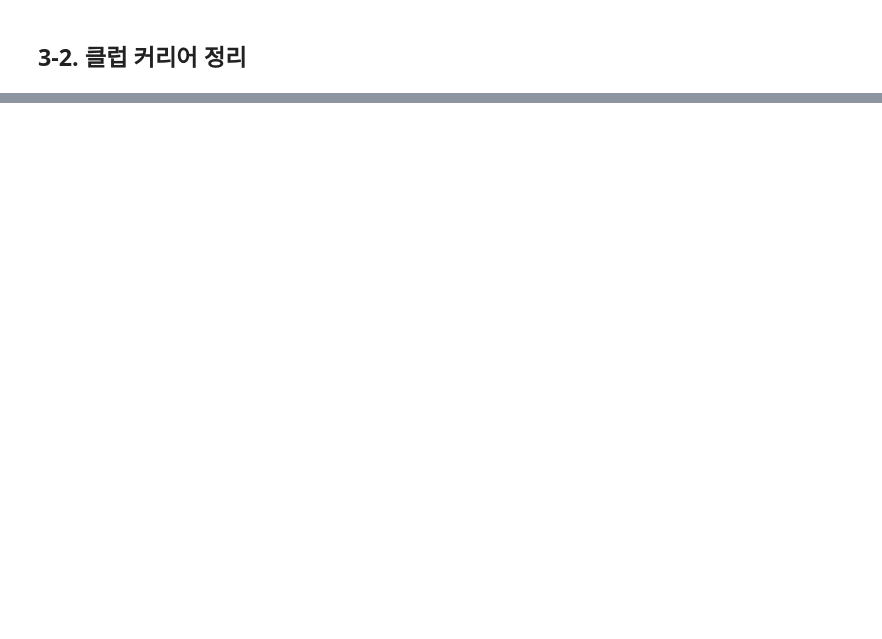
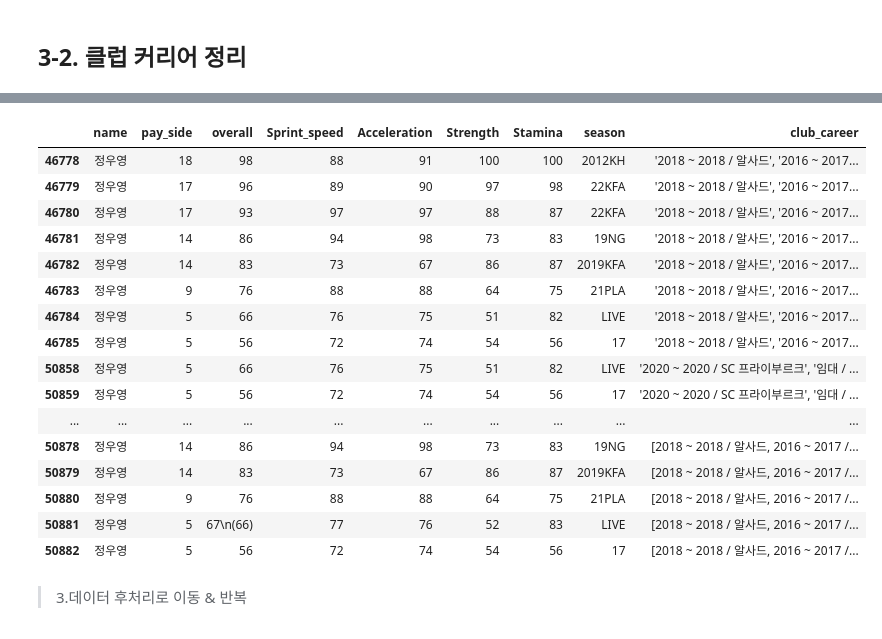
Before and after one commit to yhongju/FIFA-Online-4, a Jupyter notebook: crawling/crawling_player_info_plus.ipynb, the cells around one changed output, grey strips where cells are left out. Cells and saved outputs as stored; diff of their text form; code cells hidden in the pictures; blank space fills up the shorter version.

```diff
--- a/crawling/crawling_player_info_plus.ipynb
+++ b/crawling/crawling_player_info_plus.ipynb
@@ -708,0 +623,9 @@ data
+# %%
+c = []
+
+for i in tqdm(len(data_temp)):
+    for j in range(len(data_temp)):
+        if (data_temp.name.iloc[i] == data_temp.name.iloc[j]) & (data_temp.season.iloc[i] == data_temp.season.iloc[j]) & (data_temp.pay_side.iloc[i] != data_temp.pay_side.iloc[j]) & (data_temp.overall.iloc[i] != data_temp.overall.iloc[j]) & (data_temp.Sprint_speed.iloc[i] != data_temp.Sprint_speed.iloc[j]):
+            c.append(data_temp.index(i))
+
+c
@@ -708,0 +990,7 @@ data
+# %%
+re_search_list = ['이재성','정우영']
+# %%
+# 직접 추가하고싶은 선수 추가
+add_list = ['호나우두']
+re_search_list = re_search_list + add_list
+len(re_search_list)
@@ -708,0 +999,8 @@ data
+# %%
+# 재검색
+overall_num = 180
+name,season,club_career,pay_side,overall,Sprint_speed,Acceleration,Strength,Stamina,error_name = crawling(re_search_list,overall_num)
+player_info_plus = dict_to_df(name,season,club_career,pay_side,overall,Sprint_speed,Acceleration,Strength,Stamina)
+data = merge_csv(player_info_plus) # 예비용 저장
+data_final = merge_csv_2(player_info_plus)
+data_final
@@ -708,0 +1021,22 @@ data
+# %%
+data_final[data_final.name == '정우영']
+# %% [output]
+|  | name | pay_side | overall | Sprint_speed | Acceleration | Strength | Stamina | season | club_career |
+| 46778 | 정우영 | 18 | 98 | 88 | 91 | 100 | 100 | 2012KH | '2018 ~ 2018 / 알사드', '2016 ~ 2017... |
+| 46779 | 정우영 | 17 | 96 | 89 | 90 | 97 | 98 | 22KFA | '2018 ~ 2018 / 알사드', '2016 ~ 2017... |
+| 46780 | 정우영 | 17 | 93 | 97 | 97 | 88 | 87 | 22KFA | '2018 ~ 2018 / 알사드', '2016 ~ 2017... |
+| 46781 | 정우영 | 14 | 86 | 94 | 98 | 73 | 83 | 19NG | '2018 ~ 2018 / 알사드', '2016 ~ 2017... |
+| 46782 | 정우영 | 14 | 83 | 73 | 67 | 86 | 87 | 2019KFA | '2018 ~ 2018 / 알사드', '2016 ~ 2017... |
+| 46783 | 정우영 | 9 | 76 | 88 | 88 | 64 | 75 | 21PLA | '2018 ~ 2018 / 알사드', '2016 ~ 2017... |
+| 46784 | 정우영 | 5 | 66 | 76 | 75 | 51 | 82 | LIVE | '2018 ~ 2018 / 알사드', '2016 ~ 2017... |
+| 46785 | 정우영 | 5 | 56 | 72 | 74 | 54 | 56 | 17 | '2018 ~ 2018 / 알사드', '2016 ~ 2017... |
+| 50858 | 정우영 | 5 | 66 | 76 | 75 | 51 | 82 | LIVE | '2020 ~ 2020 / SC 프라이부르크', '임대 / ... |
+| 50859 | 정우영 | 5 | 56 | 72 | 74 | 54 | 56 | 17 | '2020 ~ 2020 / SC 프라이부르크', '임대 / ... |
+| ... | ... | ... | ... | ... | ... | ... | ... | ... | ... |
+| 50878 | 정우영 | 14 | 86 | 94 | 98 | 73 | 83 | 19NG | [2018 ~ 2018 / 알사드, 2016 ~ 2017 /... |
+| 50879 | 정우영 | 14 | 83 | 73 | 67 | 86 | 87 | 2019KFA | [2018 ~ 2018 / 알사드, 2016 ~ 2017 /... |
+| 50880 | 정우영 | 9 | 76 | 88 | 88 | 64 | 75 | 21PLA | [2018 ~ 2018 / 알사드, 2016 ~ 2017 /... |
+| 50881 | 정우영 | 5 | 67\n(66) | 77 | 76 | 52 | 83 | LIVE | [2018 ~ 2018 / 알사드, 2016 ~ 2017 /... |
+| 50882 | 정우영 | 5 | 56 | 72 | 74 | 54 | 56 | 17 | [2018 ~ 2018 / 알사드, 2016 ~ 2017 /... |
+# %% [markdown]
+> 3.데이터 후처리로 이동 & 반복
```
Also changed, not shown: parts of 83 cells of this notebook.
